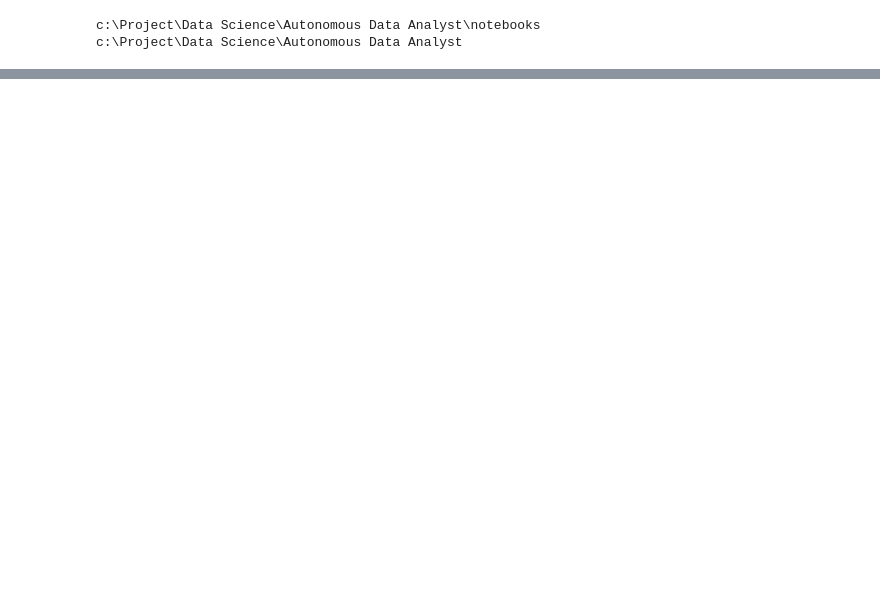
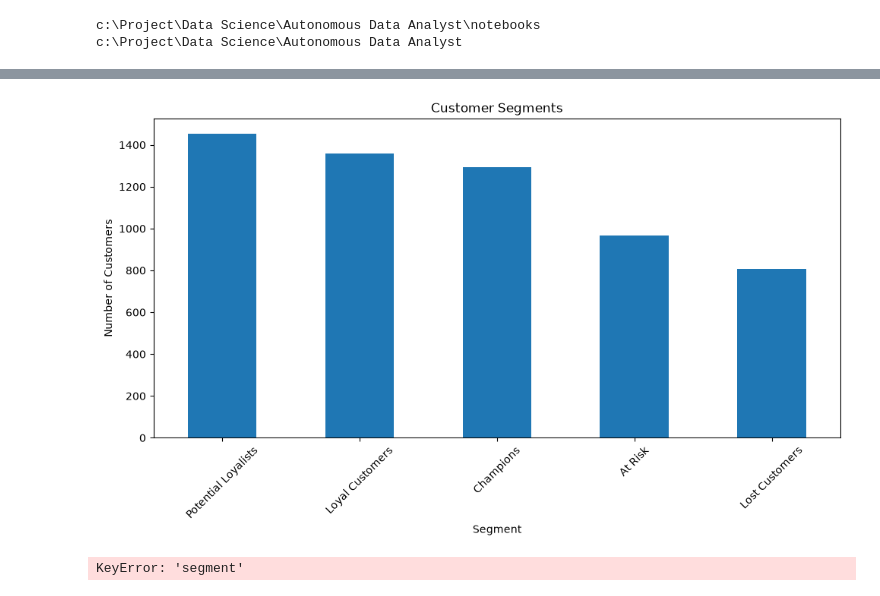
Before and after one commit to AKASHRAUT108/autonomous-data-analyst, a Jupyter notebook: notebooks/02_data_profiling.ipynb, the cells around one changed output, grey strips where cells are left out. Cells and saved outputs as stored; diff of their text form; code cells hidden in the pictures; blank space fills up the shorter version.

Commit message:
feat: add customer segmentation analysis

```diff
--- a/notebooks/02_data_profiling.ipynb
+++ b/notebooks/02_data_profiling.ipynb
@@ -466,0 +500,3 @@ eda_summary.keys()
+# %%
+rfm=calculate_rfm(cleaned_df)
+rfm.head()
@@ -466,0 +608,6 @@ eda_summary.keys()
+# %%
+rfm["RFM_Score"]=(
+    rfm["R_score"].astype(int)
+    +rfm["F_score"].astype(int)
+    +rfm["M_score"].astype(int)
+)
@@ -466,0 +628,16 @@ eda_summary.keys()
+# %%
+def segment_customer(row):
+    score=row["RFM_Score"]
+    if score>=13:
+        return "Champions"
+    elif score>=10:
+        return "Loyal Customers"
+    elif score>=7:
+        return "Potential Loyalists"
+    elif score>=5:
+        return "At Risk"
+    else:
+        return "Lost Customers"
+# %%
+rfm["Segment"]=rfm.apply(segment_customer,axis=1)
+rfm["Segment"].value_counts()
@@ -466,0 +652,31 @@ eda_summary.keys()
+# %%
+import matplotlib.pyplot as plt
+
+segment_counts=rfm["Segment"].value_counts()
+plt.figure(figsize=(10,6))
+segment_counts.plot(kind="bar")
+plt.title("Customer Segments")
+plt.xlabel("Segment")
+plt.ylabel("Number of Customers")
+
+plt.xticks(rotation=45)
+plt.tight_layout()
+plt.show()
+# %% [output]
+[figure, added]
+# %%
+segment_summary = (
+    rfm.groupby("segment")
+    .agg(
+        customers=("customer_id", "count"),
+        avg_recency=("recency", "mean"),
+        avg_frequency=("frequency", "mean"),
+        avg_monetary=("monetary", "mean")
+    )
+    .round(2)
+    .sort_values("avg_monetary", ascending=False)
+)
+
+segment_summary
+# %% [output]
+KeyError: 'segment'
```
Also changed, not shown: parts of 46 cells of this notebook, 1 other file.
